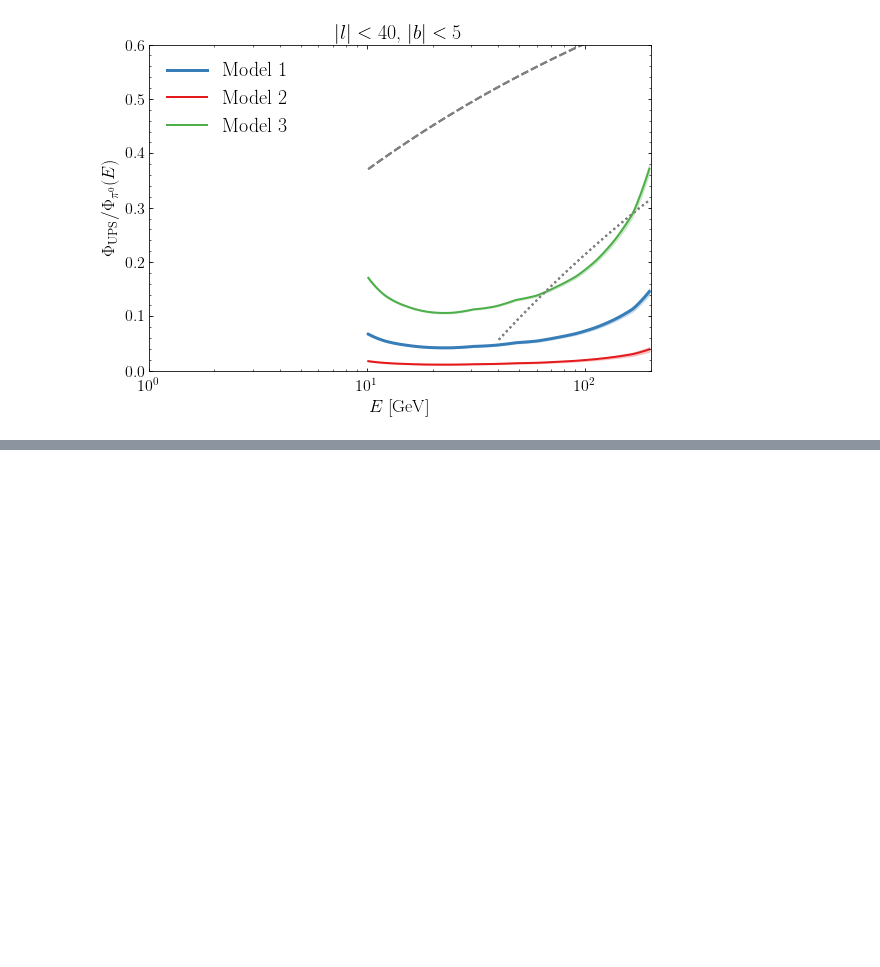
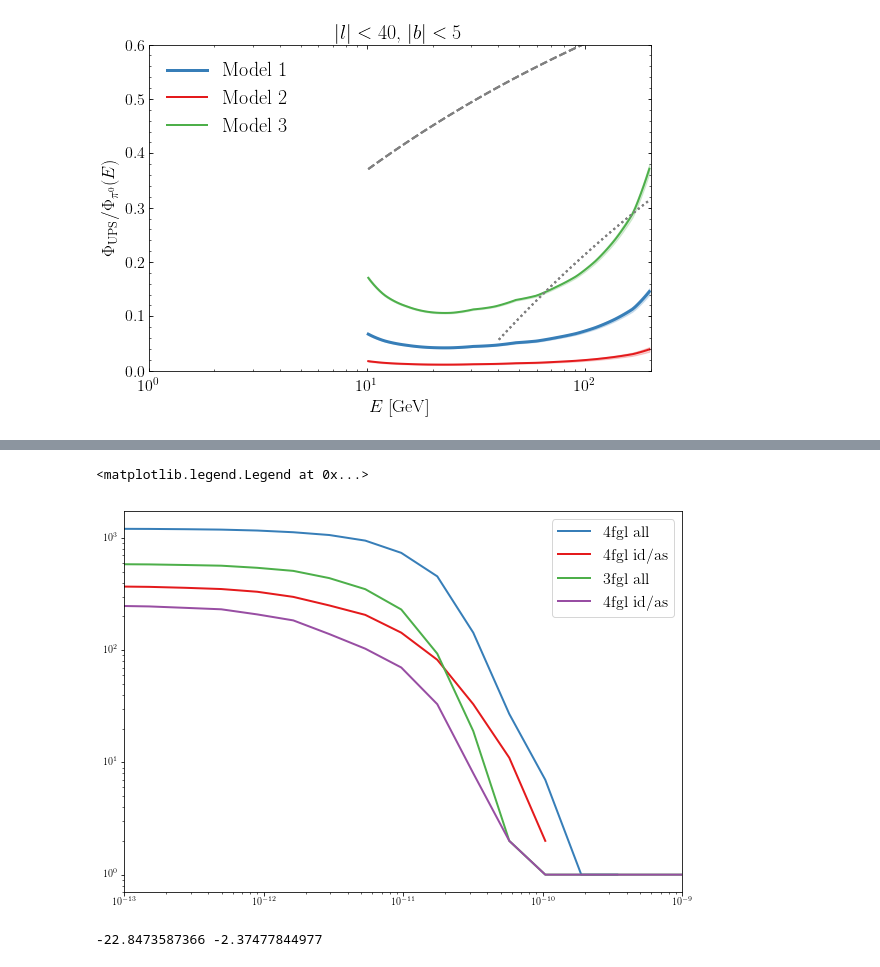
Before and after one commit to martp91/y-rays-UPS, a Jupyter notebook: sim_UPS.ipynb, the cells around one changed output, grey strips where cells are left out. Saved outputs shown, nothing was run; the diff lists cells and outputs as text; code cells hidden in the pictures; blank space fills up the shorter version.

```diff
--- a/sim_UPS.ipynb
+++ b/sim_UPS.ipynb
@@ -687,0 +751,14 @@ for op in [op1,op2,op3]:
+# %%
+f,ax = plt.subplots(1,figsize=(10,7))
+
+ax.loglog(bins_3fgl_mean,np.cumsum(hist_4fgl)[::-1],label='4fgl all',lw=2)
+ax.loglog(bins_3fgl_mean,np.cumsum(hist_4fgl_ass)[::-1],label='4fgl id/as',lw=2)
+
+ax.loglog(bins_3fgl_mean,np.cumsum(hist_3fgl)[::-1],label='3fgl all',lw=2)
+ax.loglog(bins_3fgl_mean,np.cumsum(hist_3fgl_ass)[::-1],label='4fgl id/as',lw=2)
+# ax.loglog(bins_3fgl_mean,10**(fitfunc(np.log10(bins_3fgl_mean),[-10,-1])))
+ax.set_xlim([1e-13,1e-9])
+ax.legend(fontsize=16)
+# %% [output]
+<matplotlib.legend.Legend at 0x...>
+[figure, added]
@@ -687,0 +776,5 @@ for op in [op1,op2,op3]:
+# %%
+a,b = fitf(bins_3fgl_mean,hist_4fgl,1e-11,1e-10)
+print a,b
+# %% [output]
+-22.8473587366 -2.37477844977
```
Also changed, not shown: parts of 18 cells of this notebook, 2 other files.
